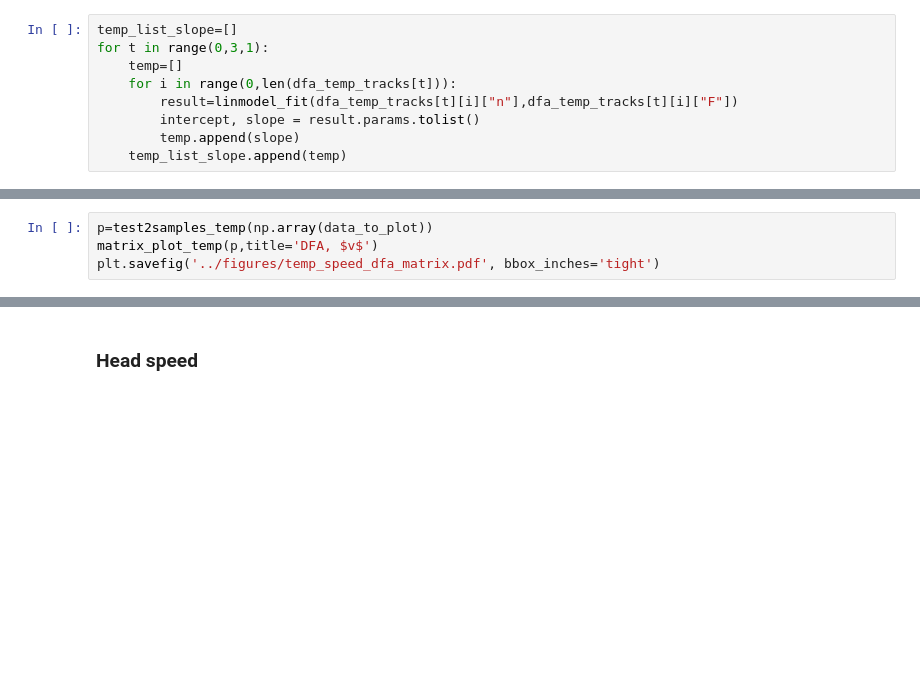
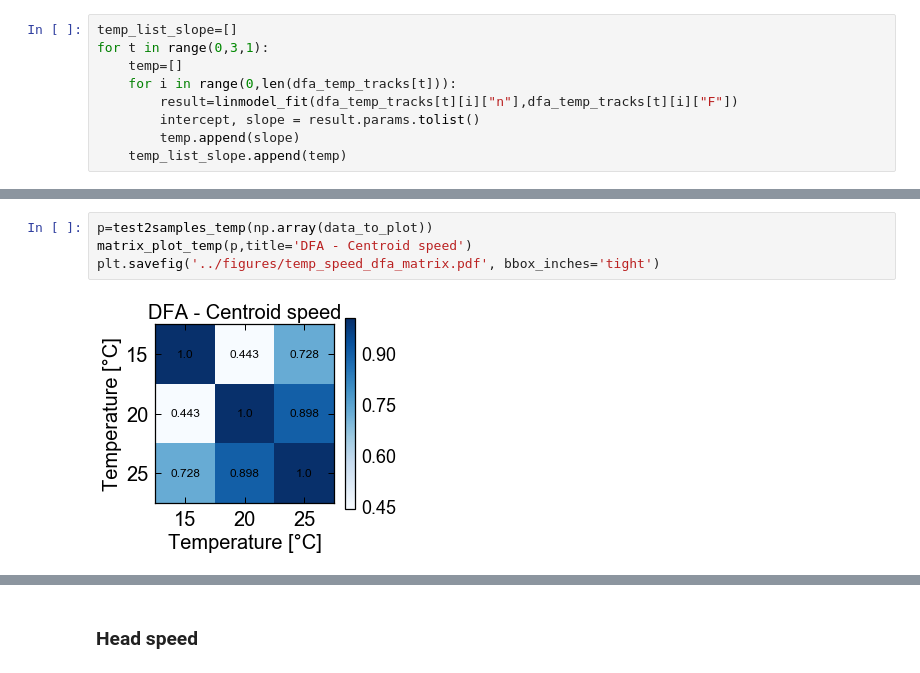
Before and after one commit to lgaalves/CelegansMotility, a Jupyter notebook: python/data_analysis.ipynb, the cells around one changed output, grey strips where cells are left out. Saved outputs shown, nothing was run; the diff lists cells and outputs as text; blank space fills up the shorter version.

```diff
--- a/python/data_analysis.ipynb
+++ b/python/data_analysis.ipynb
@@ -1311,7 +1403,9 @@ plt.savefig('../figures/temp_speed_dfa.pdf', bbox_inches='tight')
 # %%
 p=test2samples_temp(np.array(data_to_plot))
-matrix_plot_temp(p,title='DFA, $v$')
+matrix_plot_temp(p,title='DFA - Centroid speed')
 plt.savefig('../figures/temp_speed_dfa_matrix.pdf', bbox_inches='tight')
+# %% [output]
+[figure, added]
 # %%
 fig = plt.figure(1, figsize=(5,3.5))
 ax = fig.add_subplot(111)
```
Also changed, not shown: parts of 33 cells of this notebook.
